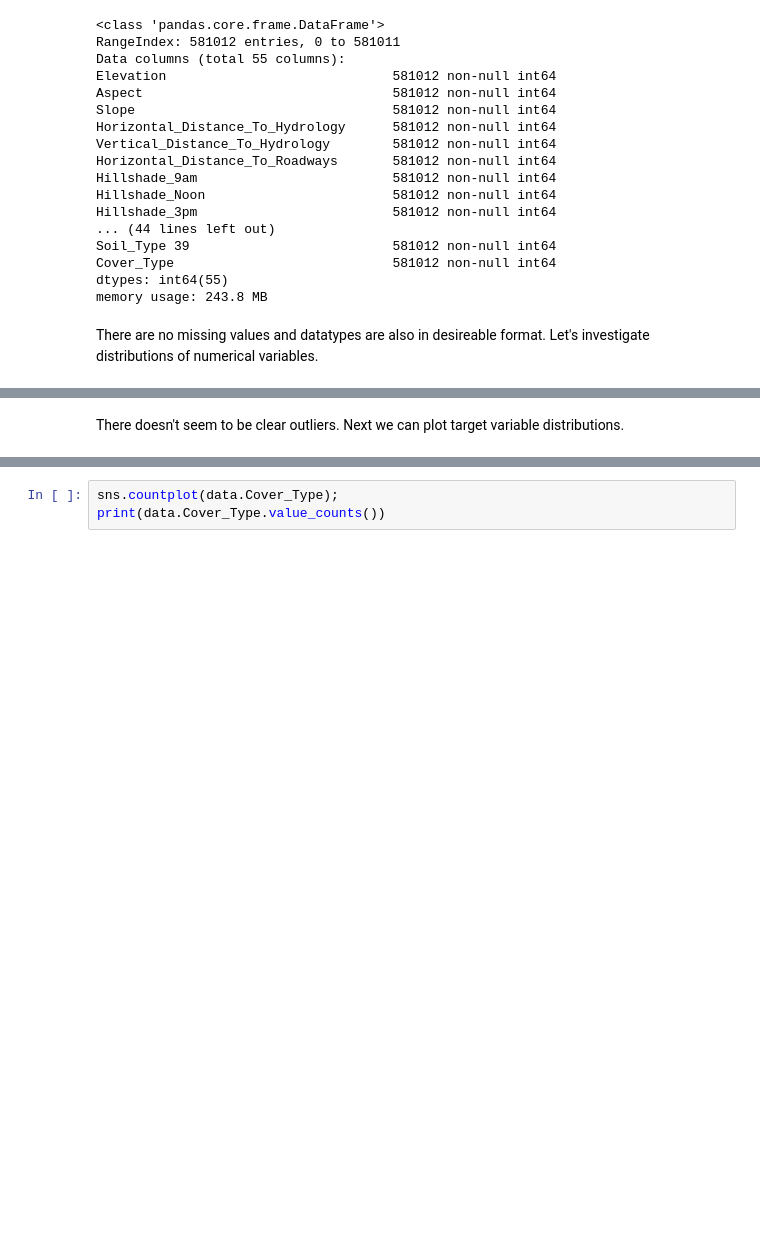
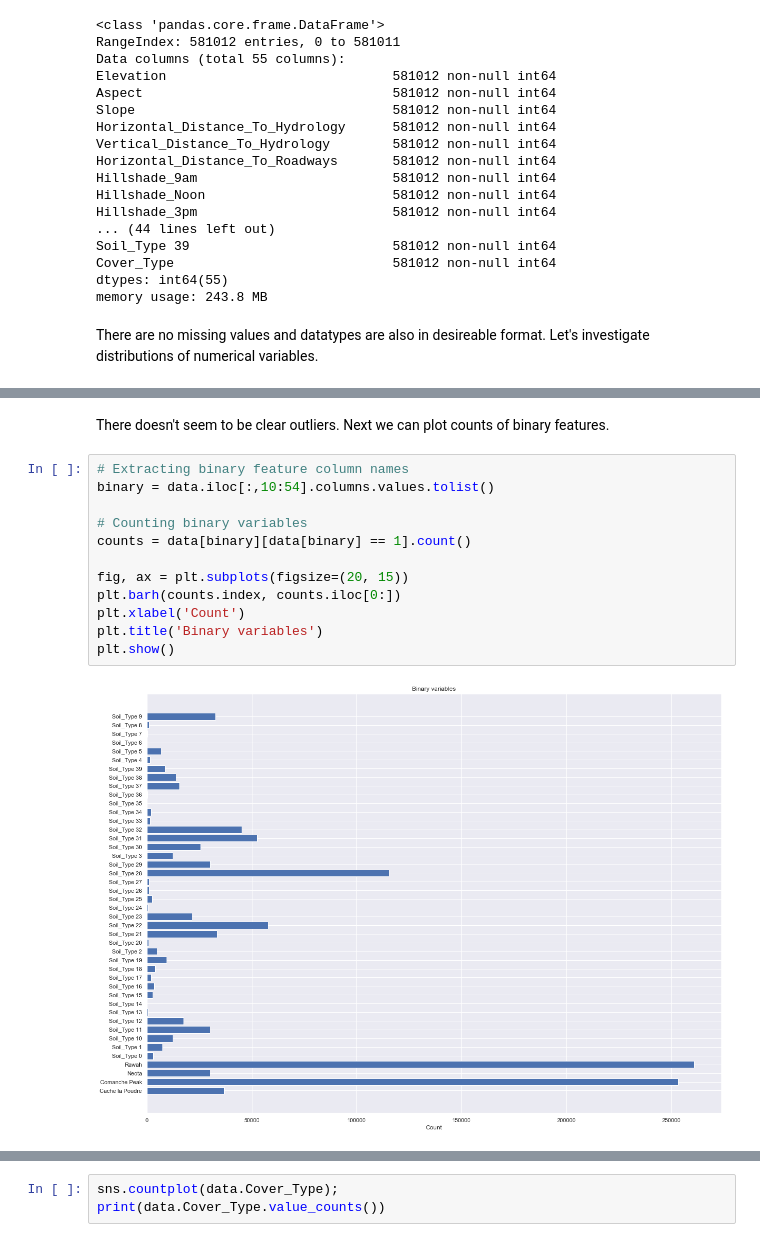
Before and after one commit to mskl/ist-mi-cdadosi7, a Jupyter notebook: project/joona_project_forestry.ipynb, the cells around one changed output, grey strips where cells are left out. Drawn from its saved outputs; the diff is of its cells as text; blank space fills up the shorter version.

```diff
--- a/project/joona_project_forestry.ipynb
+++ b/project/joona_project_forestry.ipynb
@@ -94,2 +96,16 @@ data[numerical].hist(figsize=(16, 20), bins=50);
 # %% [markdown]
-There doesn't seem to be clear outliers. Next we can plot target variable distributions.
+There doesn't seem to be clear outliers. Next we can plot counts of binary features.
+# %%
+# Extracting binary feature column names
+binary = data.iloc[:,10:54].columns.values.tolist()
+
+# Counting binary variables
+counts = data[binary][data[binary] == 1].count()
+
+fig, ax = plt.subplots(figsize=(20, 15))
+plt.barh(counts.index, counts.iloc[0:])
+plt.xlabel('Count')
+plt.title('Binary variables')
+plt.show()
+# %% [output]
+[figure, added]
```
Also changed, not shown: parts of 17 cells of this notebook.
